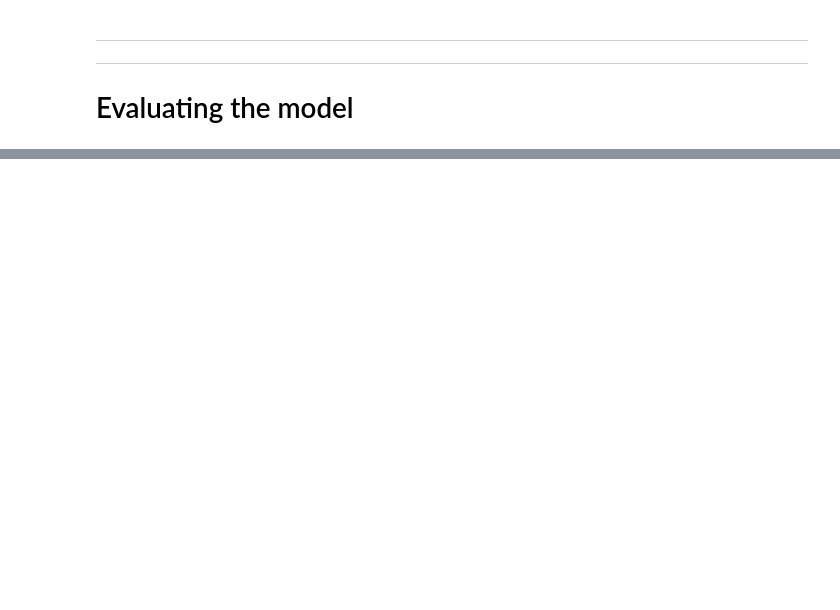
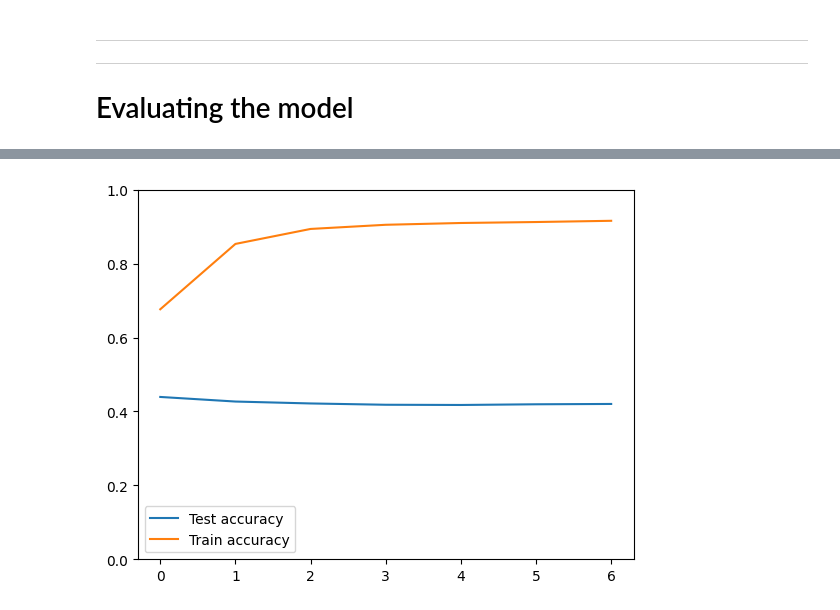
Before and after one commit to Massimo-Horvath/LLM-DeepLearning, a Jupyter notebook: LLM_Horvath_Folly-Dogba.ipynb, the cells around one changed output, grey strips where cells are left out. Saved outputs shown, nothing was run; the diff lists cells and outputs as text; code cells hidden in the pictures; blank space fills up the shorter version.

```diff
--- a/LLM_Horvath_Folly-Dogba.ipynb
+++ b/LLM_Horvath_Folly-Dogba.ipynb
@@ -427,8 +447,8 @@ block_size = 32
 batch_size = 100
 n_red = 16
 n_embd = 512  # Attention : n_reduction * n_head doit diviser n_embd
-n_layer = 8
-n_head = 8    # Nombre de têtes d'attention (N'affecte pas la vitesse)
+n_layer = 6
+n_head = 4    # Nombre de têtes d'attention (N'affecte pas la vitesse)
 n_epochs = 10
 lr = 3e-4
 
@@ -471,0 +489,18 @@ GPT(
+# %%
+letter = 'd'
+
+# reading parameters
+file_path = f"./saved_models/{letter}_models_params.json"
+params = load_params(file_path)
+
+model = GPT(
+    vocab_size=params['vocab_size'],
+    block_size=params['block_size'],
+    n_embd=params['n_emb'],
+    n_layer=params['n_layer'],
+    n_head=params['n_head'],
+    n_red=params['n_red'],
+)
+
+model.load_state_dict(torch.load(f"./saved_models/{letter}_model1.pt",weights_only=True))
+model.to(device)
@@ -523,11 +576,10 @@ def Accuracy(model , dataset,train_data = False, second_best = False):
                 correct += (predicted2 == targets).sum().item()
 
             total += targets.size(0)
-            if time.time() - t0 > 10:
+            if time.time() - t0 > 4:
                 break
 
-
-    print(f"Accuracy: {100 * correct / total:.2f}%")
+    return correct / total
 # %%
 Accuracy(model, dataset)
 # %% [output]
@@ -538,0 +591,17 @@ Accuracy: 92.04%
+# %%
+test_acc = []
+train_acc = []
+for i in range(7):
+    model.load_state_dict(torch.load(f"./saved_models/c_model{i}.pt",weights_only=True))
+
+    test_acc.append(Accuracy(model, dataset))
+    train_acc.append(Accuracy(model, dataset,train_data = True))
+
+plt.plot(test_acc, label = "Test accuracy")
+plt.plot(train_acc, label = "Train accuracy")
+plt.legend()
+plt.ylim(0,1)
+
+plt.show()
+# %% [output]
+[figure, added]
```
Also changed, not shown: parts of 11 cells of this notebook, 1 other file.
